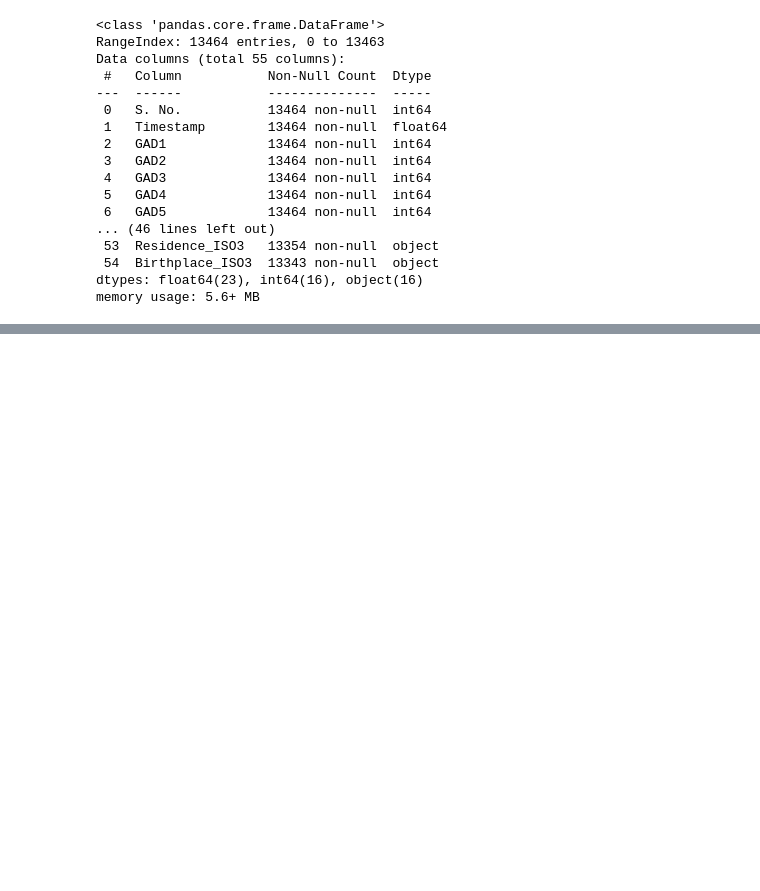
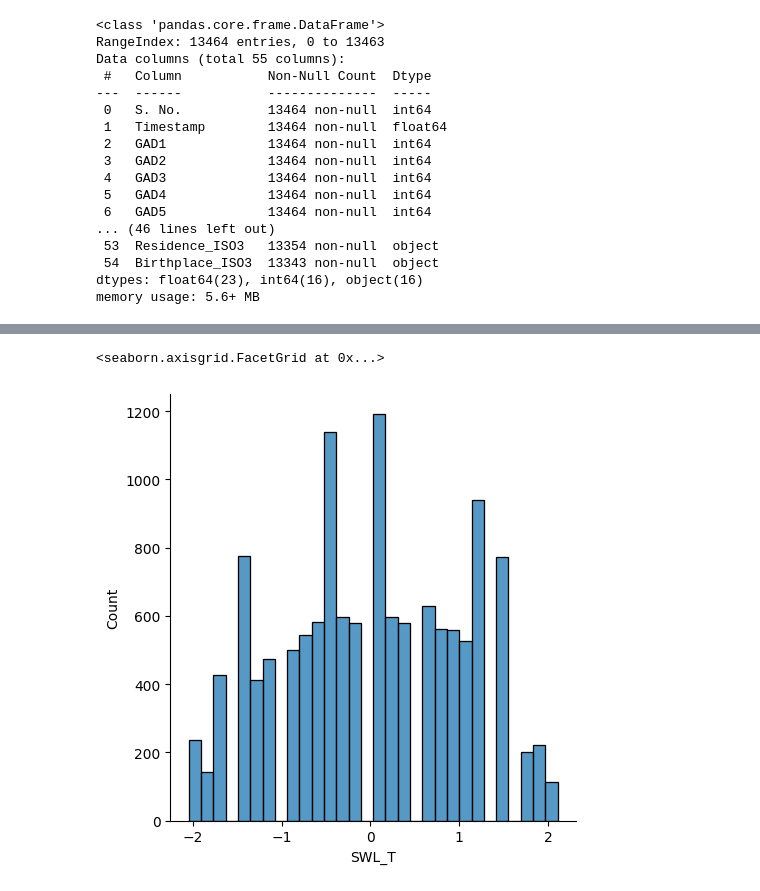
Before and after one commit to aubergeeen/ML_final_project, a Jupyter notebook: ml-fin.ipynb, the cells around one changed output, grey strips where cells are left out. Saved outputs shown, nothing was run; the diff lists cells and outputs as text; code cells hidden in the pictures; blank space fills up the shorter version.

```diff
--- a/ml-fin.ipynb
+++ b/ml-fin.ipynb
@@ -164,0 +261,6 @@ print(same_thing)
+# %%
+# распределение оценки удовлетворенности жизнью
+sns.displot(df, x="SWL_T")
+# %% [output]
+<seaborn.axisgrid.FacetGrid at 0x...>
+[figure, added]
```
Also changed, not shown: parts of 48 cells of this notebook.
